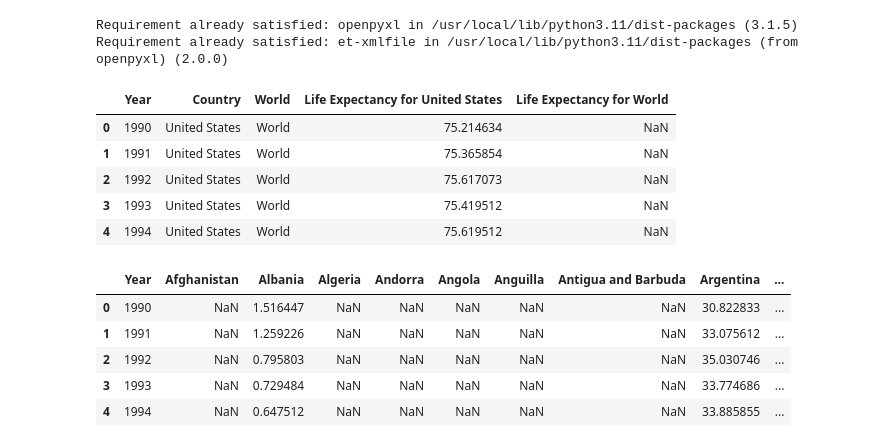
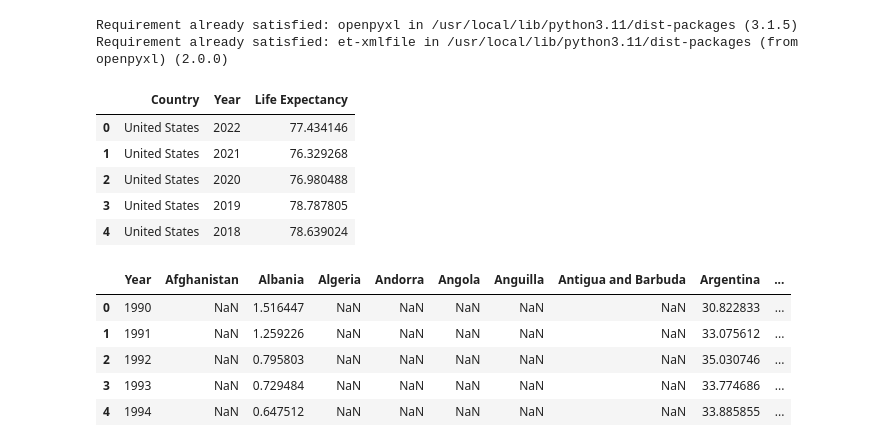
Before and after one commit to sadiq937/Shaik_DM, a Jupyter notebook: PS3.ipynb, the cells around one changed output. Cells and saved outputs as stored; diff of their text form; code cells hidden in the pictures.

```diff
--- a/PS3.ipynb
+++ b/PS3.ipynb
@@ -8,44 +8,40 @@ Requirement already satisfied: et-xmlfile in /usr/local/lib/python3.11/dist-pack
 # %%
 import requests
 import pandas as pd
-# %%
-# API call
-api_url_le = "http://api.worldbank.org/v2/country/USA;WLD/indicator/SP.DYN.LE00.IN?format=json&date=1990:2023"
-response_le = requests.get(api_url_le)
-response_le.raise_for_status()
-data_le = response_le.json()[1]
-
-# Extract relevant data
-life_expectancy_data = [
-    {"Country": item['country']['value'], "Year": int(item['date']), "Life Expectancy": item['value']}
-    for item in data_le if item['value'] is not None
-]
-
-# Convert to DataFrame
-life_df = pd.DataFrame(life_expectancy_data)
-
-# Pivot the DataFrame
-life_df_pivot = life_df.pivot(index="Year", columns="Country", values="Life Expectancy").reset_index()
-
-# Rename columns
-life_df_pivot.columns = ["Year", "Life Expectancy for United States", "Life Expectancy for World"]
-
-# Add 'Country' and 'World' columns
-life_df_pivot["Country"] = "United States"
-life_df_pivot["World"] = "World"
-
-# Reorder columns
-life_df_pivot = life_df_pivot[["Year", "Country", "World", "Life Expectancy for United States", "Life Expectancy for World"]]
-
-# Display the DataFrame
-life_df_pivot.head()
-# %% [output]
-|  | Year | Country | World | Life Expectancy for United States | Life Expectancy for World |
-| 0 | 1990 | United States | World | 75.214634 | NaN |
-| 1 | 1991 | United States | World | 75.365854 | NaN |
-| 2 | 1992 | United States | World | 75.617073 | NaN |
-| 3 | 1993 | United States | World | 75.419512 | NaN |
-| 4 | 1994 | United States | World | 75.619512 | NaN |
+# %%
+api_url_le = "http://api.worldbank.org/v2/country/USA;WLD/indicator/SP.DYN.LE00.IN?format=json&date=1990:2023"
+
+try:
+    response_le = requests.get(api_url_le)
+    response_le.raise_for_status()  # Raise HTTPError for bad responses (4xx or 5xx)
+    data_le = response_le.json()[1]  # Extract the relevant data
+
+    life_expectancy_data = []
+    for item in data_le:
+        if item['value'] is not None:
+            life_expectancy_data.append({
+                "Country": item['country']['value'],
+                "Year": item['date'],
+                "Life Expectancy": item['value']
+            })
+
+    life_df = pd.DataFrame(life_expectancy_data)
+    life_df['Year'] = pd.to_numeric(life_df['Year'])
+
+except requests.exceptions.RequestException as e:
+    print(f"Error during API request: {e}")
+except (KeyError, IndexError) as e:
+    print(f"Error parsing API response: {e}")
+except Exception as e:
+    print(f"An unexpected error occurred: {e}")
+life_df.head()
+# %% [output]
+|  | Country | Year | Life Expectancy |
+| 0 | United States | 2022 | 77.434146 |
+| 1 | United States | 2021 | 76.329268 |
+| 2 | United States | 2020 | 76.980488 |
+| 3 | United States | 2019 | 78.787805 |
+| 4 | United States | 2018 | 78.639024 |
 # %%
 # Loading Dataset from my git
 url = "https://github.com/sadiq937/Shaik_DM/blob/main/Carbon_Emissions.xlsx?raw=true"
```
Also changed, not shown: parts of 12 cells of this notebook.
